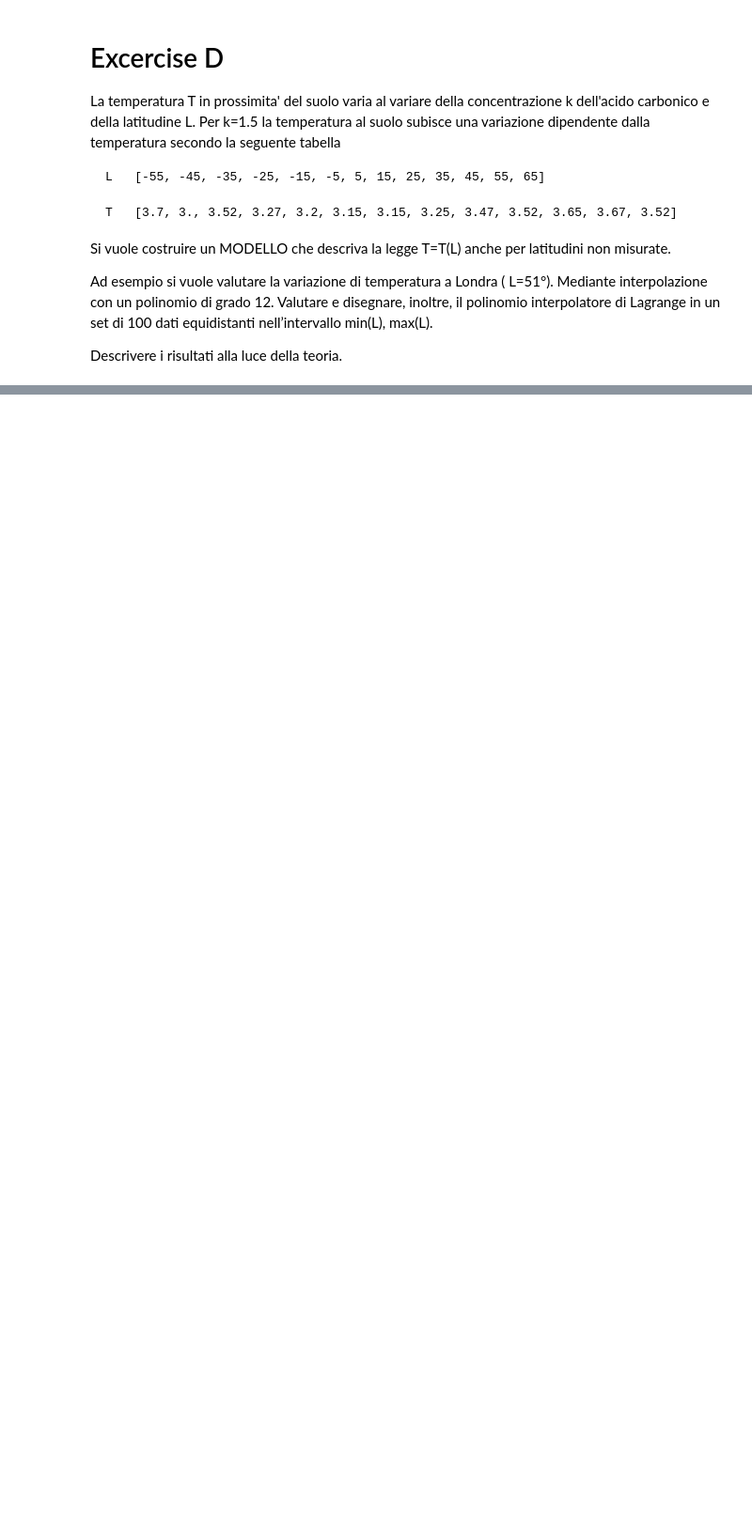
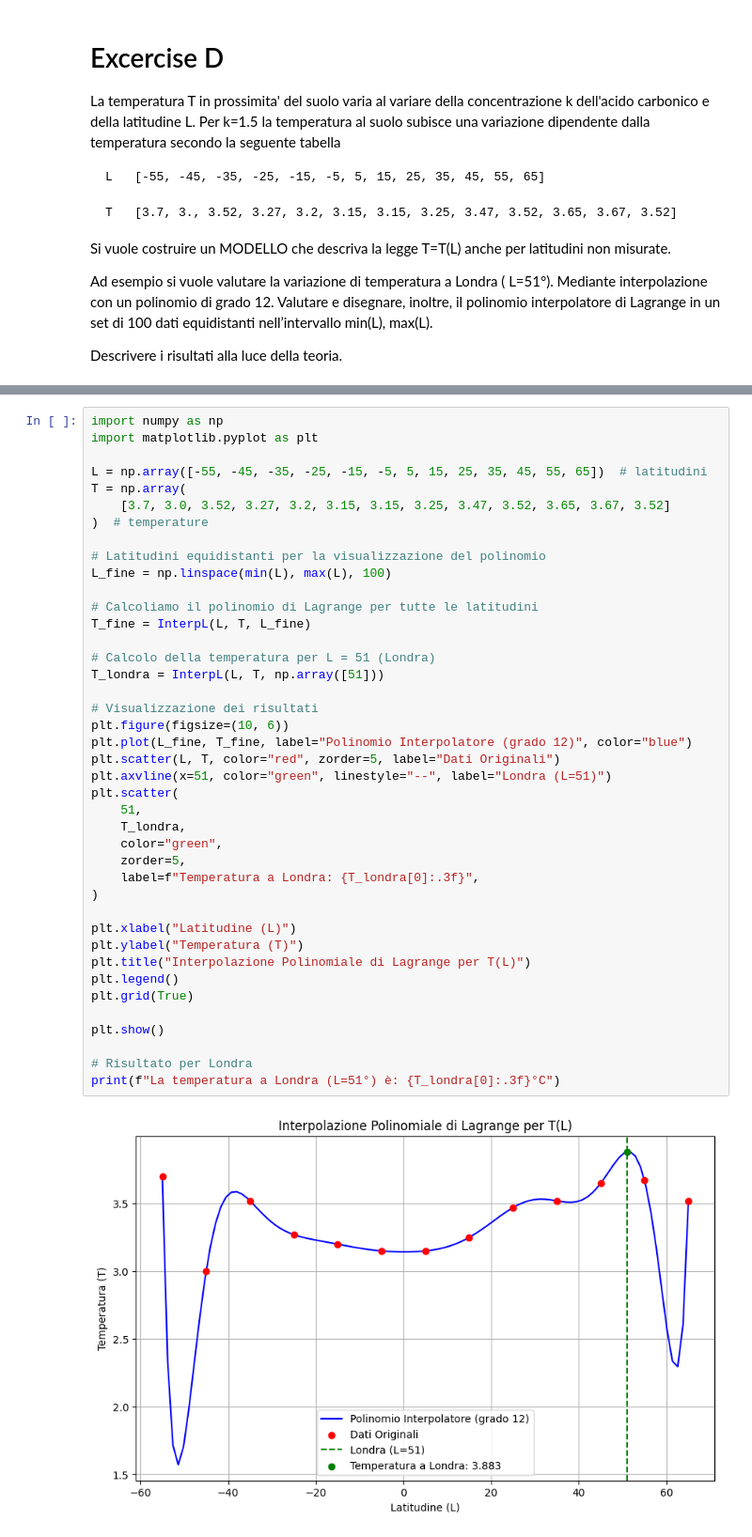
Before and after one commit to alessandrorebosio/Numerical-methods-for-AI, a Jupyter notebook: book/11-miscellanea.ipynb, the cells around one changed output, grey strips where cells are left out. Shown at 94% size. Drawn from its saved outputs; the diff is of its cells as text; blank space fills up the shorter version.

```diff
--- a/book/11-miscellanea.ipynb
+++ b/book/11-miscellanea.ipynb
@@ -68,0 +381,43 @@ Descrivere i risultati alla luce della teoria.
+# %%
+import numpy as np
+import matplotlib.pyplot as plt
+
+L = np.array([-55, -45, -35, -25, -15, -5, 5, 15, 25, 35, 45, 55, 65])  # latitudini
+T = np.array(
+    [3.7, 3.0, 3.52, 3.27, 3.2, 3.15, 3.15, 3.25, 3.47, 3.52, 3.65, 3.67, 3.52]
+)  # temperature
+
+# Latitudini equidistanti per la visualizzazione del polinomio
+L_fine = np.linspace(min(L), max(L), 100)
+
+# Calcoliamo il polinomio di Lagrange per tutte le latitudini
+T_fine = InterpL(L, T, L_fine)
+
+# Calcolo della temperatura per L = 51 (Londra)
+T_londra = InterpL(L, T, np.array([51]))
+
+# Visualizzazione dei risultati
+plt.figure(figsize=(10, 6))
+plt.plot(L_fine, T_fine, label="Polinomio Interpolatore (grado 12)", color="blue")
+plt.scatter(L, T, color="red", zorder=5, label="Dati Originali")
+plt.axvline(x=51, color="green", linestyle="--", label="Londra (L=51)")
+plt.scatter(
+    51,
+    T_londra,
+    color="green",
+    zorder=5,
+    label=f"Temperatura a Londra: {T_londra[0]:.3f}",
+)
+
+plt.xlabel("Latitudine (L)")
+plt.ylabel("Temperatura (T)")
+plt.title("Interpolazione Polinomiale di Lagrange per T(L)")
+plt.legend()
+plt.grid(True)
+
+plt.show()
+
+# Risultato per Londra
+print(f"La temperatura a Londra (L=51°) è: {T_londra[0]:.3f}°C")
+# %% [output]
+[figure, added]
```
Also changed, not shown: parts of 12 cells of this notebook.
